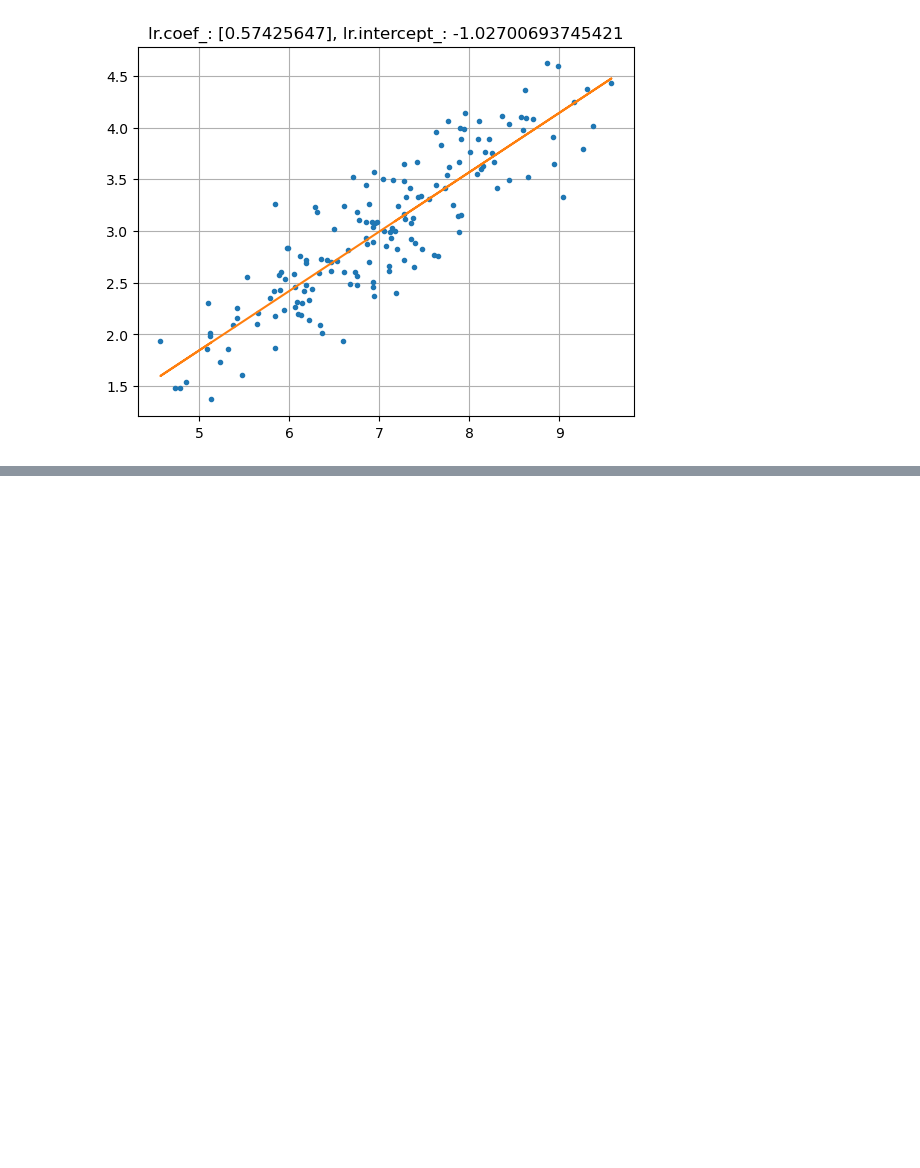
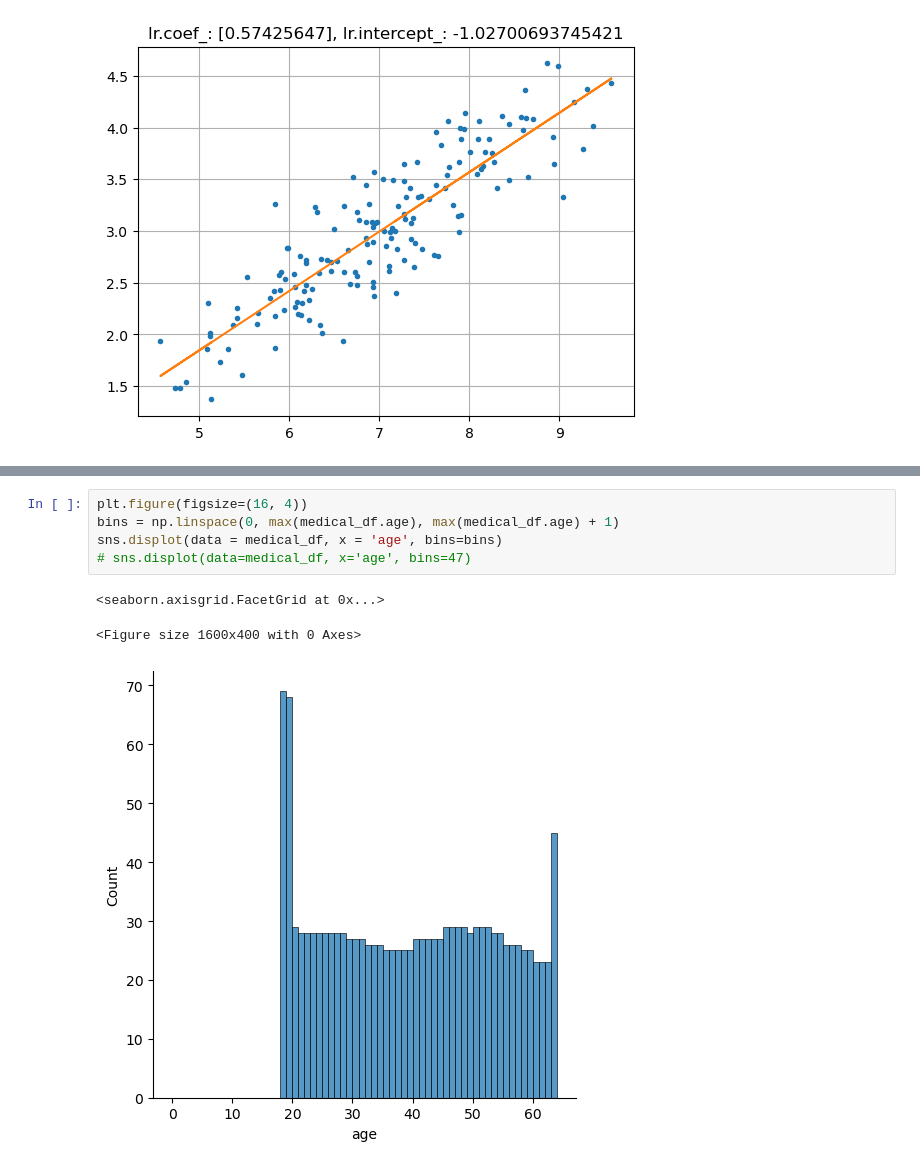
Before and after one commit to sandra-biology/Data-Analytics-A, a Jupyter notebook: Linear regression practice.ipynb, the cells around one changed output, grey strips where cells are left out. Drawn from its saved outputs; the diff is of its cells as text; blank space fills up the shorter version.

```diff
--- a/Linear regression practice.ipynb
+++ b/Linear regression practice.ipynb
@@ -84,0 +200,9 @@ rmse: 11.945715223570827
+# %%
+plt.figure(figsize=(16, 4))
+bins = np.linspace(0, max(medical_df.age), max(medical_df.age) + 1)
+sns.displot(data = medical_df, x = 'age', bins=bins)
+# sns.displot(data=medical_df, x='age', bins=47)
+# %% [output]
+<seaborn.axisgrid.FacetGrid at 0x...>
+<Figure size 1600x400 with 0 Axes>
+[figure, added]
```
Also changed, not shown: parts of 60 cells of this notebook.
